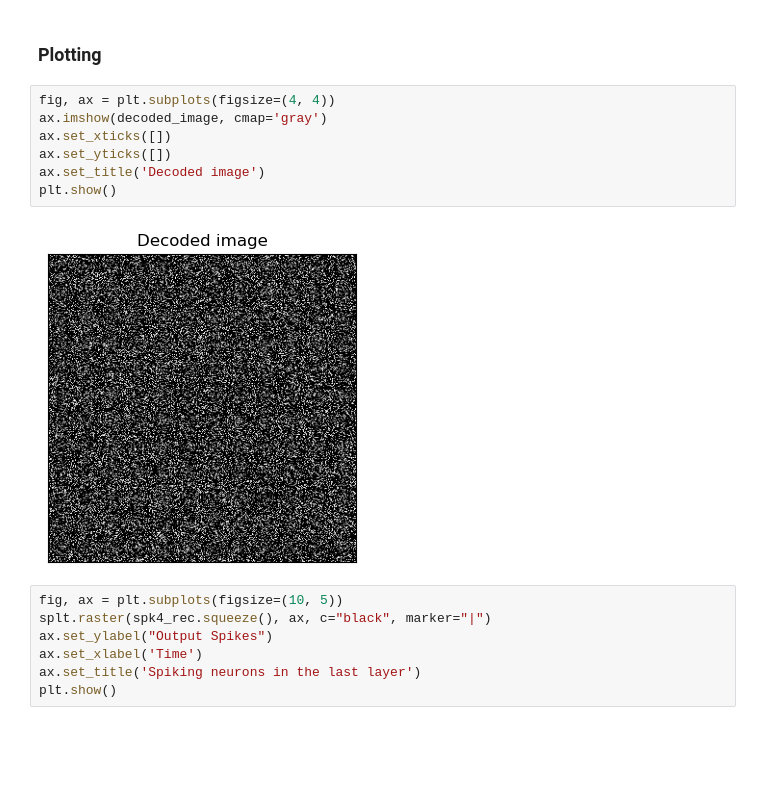
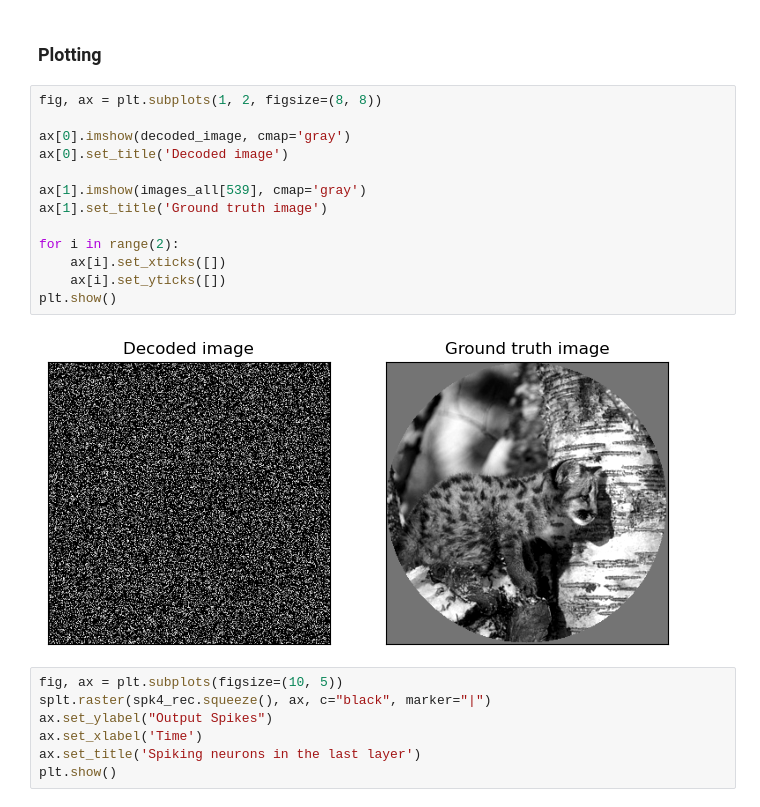
Before and after one commit to nguyen-td/snn-decoding, a Jupyter notebook: main.ipynb, the cells around one changed output. Saved outputs shown, nothing was run; the diff lists cells and outputs as text; blank space fills up the shorter version.

Commit message:
add ground truth image

```diff
--- a/main.ipynb
+++ b/main.ipynb
@@ -119,14 +119,20 @@ decoded_image = (spk4_rec.sum(dim=0).reshape(images_all[0].shape) / n_iterations
 # %% [markdown]
 ### Plotting
 # %%
-fig, ax = plt.subplots(figsize=(4, 4))
-ax.imshow(decoded_image, cmap='gray')
-ax.set_xticks([])
-ax.set_yticks([])
-ax.set_title('Decoded image')
+fig, ax = plt.subplots(1, 2, figsize=(8, 8))
+
+ax[0].imshow(decoded_image, cmap='gray')
+ax[0].set_title('Decoded image')
+
+ax[1].imshow(images_all[539], cmap='gray')
+ax[1].set_title('Ground truth image')
+
+for i in range(2):
+    ax[i].set_xticks([])
+    ax[i].set_yticks([])
 plt.show()
 # %% [output]
-[figure, old version]
+[figure, new version]
 # %%
 fig, ax = plt.subplots(figsize=(10, 5))
 splt.raster(spk4_rec.squeeze(), ax, c="black", marker="|")
```
